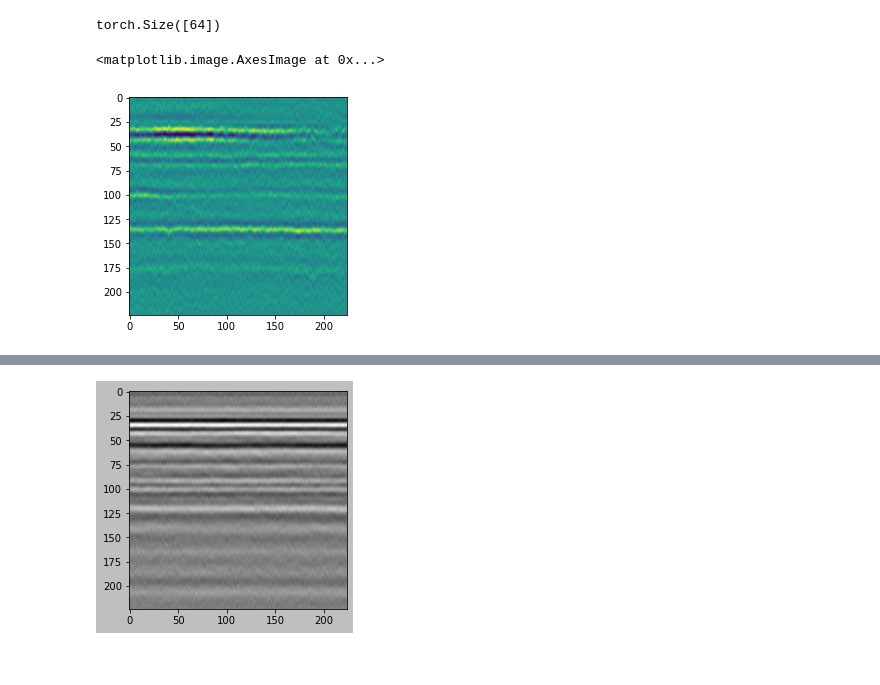
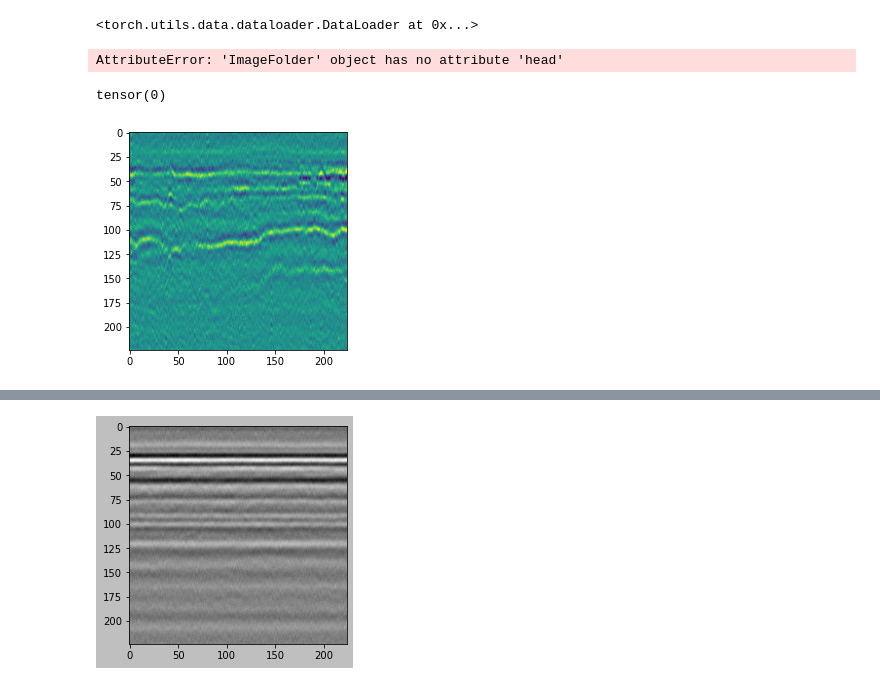
Before and after one commit to YoElsheikh/Jupyternotebooks_ML, a Jupyter notebook: Internal_AE.ipynb, the cells around one changed output, grey strips where cells are left out. Cells and saved outputs as stored; diff of their text form; code cells hidden in the pictures.

```diff
--- a/Internal_AE.ipynb
+++ b/Internal_AE.ipynb
@@ -54,13 +40,18 @@ print(torch.min(images), torch.max(images))
 tensor(0.) tensor(1.)
+# %%
+dataset_int_loader
+# %% [output]
+<torch.utils.data.dataloader.DataLoader at 0x...>
 # %%
-labels.shape
+dataset_int.head()
 # %% [output]
-torch.Size([64])
+AttributeError: 'ImageFolder' object has no attribute 'head'
 # %%
 plt.imshow(data[0][0].view(224,224))
+data[1][0]
 # %% [output]
-<matplotlib.image.AxesImage at 0x...>
+tensor(0)
-[figure, old version]
+[figure, new version]
 # %%
 class Autoencoder(nn.Module):
     def __init__(self):
```
Also changed, not shown: parts of 4 cells of this notebook, 10 other files.
